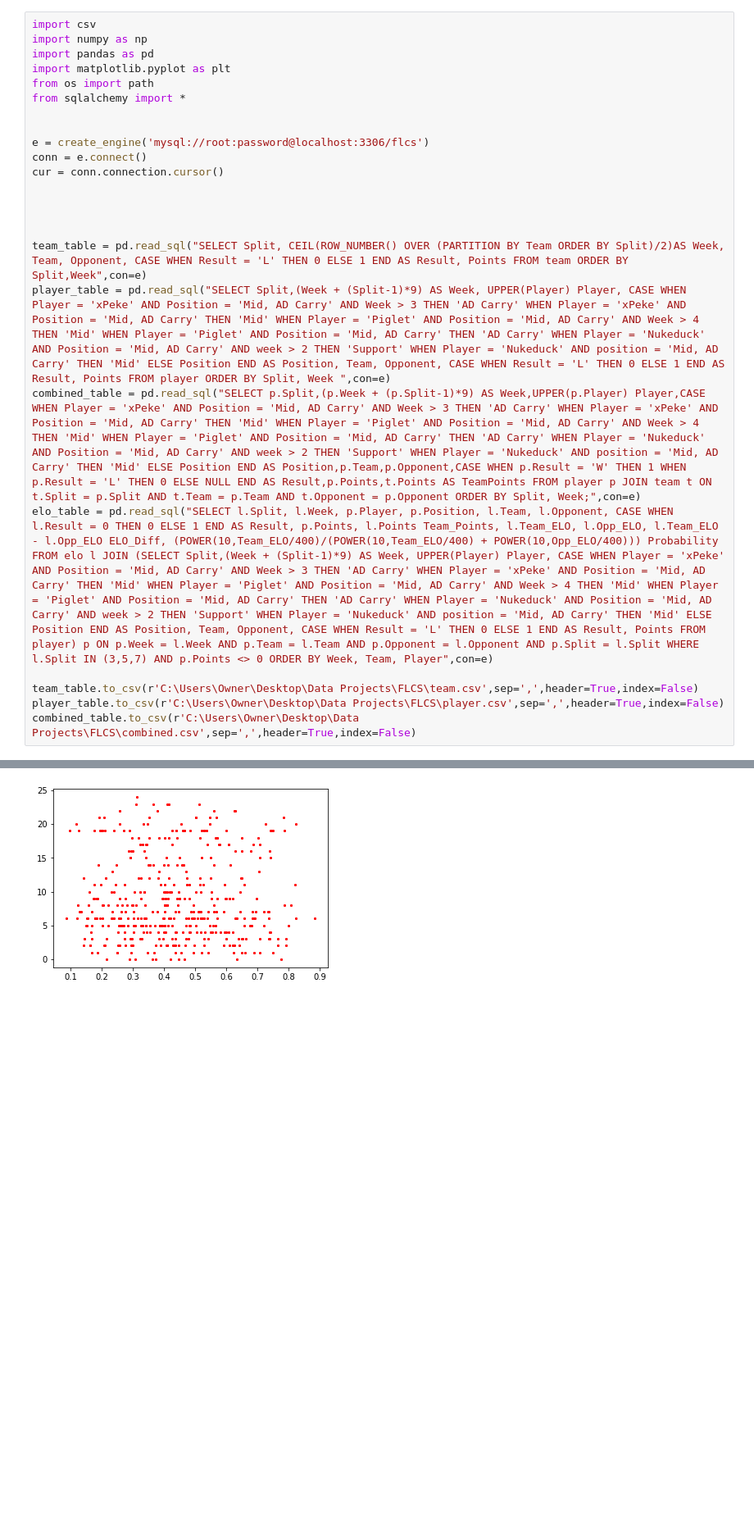
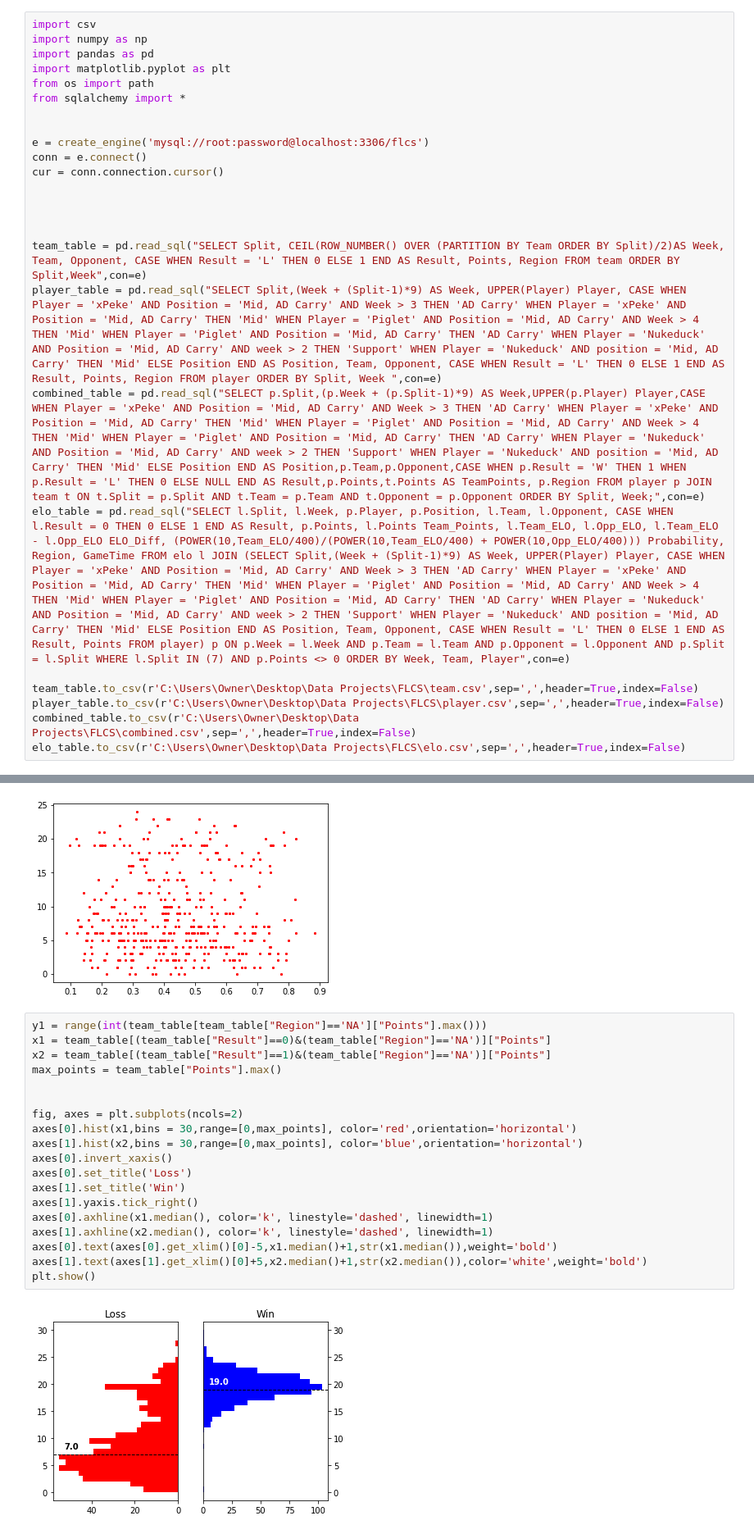
Before and after one commit to alexikerd/FLCS, a Jupyter notebook: FLCS_VIS.ipynb, the cells around one changed output, grey strips where cells are left out. Shown: that part at 82% size. Saved outputs shown, nothing was run; the diff lists cells and outputs as text; blank space fills up the shorter version.

```diff
--- a/FLCS_VIS.ipynb
+++ b/FLCS_VIS.ipynb
@@ -14,11 +14,12 @@ cur = conn.connection.cursor()
 
 
 
-team_table = pd.read_sql("SELECT Split, CEIL(ROW_NUMBER() OVER (PARTITION BY Team ORDER BY Split)/2)AS Week, Team, Opponent, CASE WHEN Result = 'L' THEN 0 ELSE 1 END AS Result, Points FROM team ORDER BY Split,Week",con=e)
-player_table = pd.read_sql("SELECT Split,(Week + (Split-1)*9) AS Week, UPPER(Player) Player, CASE WHEN Player = 'xPeke' AND Position = 'Mid, AD Carry' AND Week > 3 THEN 'AD Carry' WHEN Player = 'xPeke' AND Position = 'Mid, AD Carry' THEN 'Mid' WHEN Player = 'Piglet' AND Position = 'Mid, AD Carry' AND Week > 4 THEN 'Mid' WHEN Player = 'Piglet' AND Position = 'Mid, AD Carry' THEN 'AD Carry' WHEN Player = 'Nukeduck' AND Position = 'Mid, AD Carry' AND week > 2 THEN 'Support' WHEN Player = 'Nukeduck' AND position = 'Mid, AD Carry' THEN 'Mid' ELSE Position END AS Position, Team, Opponent, CASE WHEN Result = 'L' THEN 0 ELSE 1 END AS Result, Points FROM player ORDER BY Split, Week ",con=e)
-combined_table = pd.read_sql("SELECT p.Split,(p.Week + (p.Split-1)*9) AS Week,UPPER(p.Player) Player,CASE WHEN Player = 'xPeke' AND Position = 'Mid, AD Carry' AND Week > 3 THEN 'AD Carry' WHEN Player = 'xPeke' AND Position = 'Mid, AD Carry' THEN 'Mid' WHEN Player = 'Piglet' AND Position = 'Mid, AD Carry' AND Week > 4 THEN 'Mid' WHEN Player = 'Piglet' AND Position = 'Mid, AD Carry' THEN 'AD Carry' WHEN Player = 'Nukeduck' AND Position = 'Mid, AD Carry' AND week > 2 THEN 'Support' WHEN Player = 'Nukeduck' AND position = 'Mid, AD Carry' THEN 'Mid' ELSE Position END AS Position,p.Team,p.Opponent,CASE WHEN p.Result = 'W' THEN 1 WHEN p.Result = 'L' THEN 0 ELSE NULL END AS Result,p.Points,t.Points AS TeamPoints FROM player p JOIN team t ON t.Split = p.Split AND t.Team = p.Team AND t.Opponent = p.Opponent ORDER BY Split, Week;",con=e)
-elo_table = pd.read_sql("SELECT l.Split, l.Week, p.Player, p.Position, l.Team, l.Opponent, CASE WHEN l.Result = 0 THEN 0 ELSE 1 END AS Result, p.Points, l.Points Team_Points, l.Team_ELO, l.Opp_ELO, l.Team_ELO - l.Opp_ELO ELO_Diff, (POWER(10,Team_ELO/400)/(POWER(10,Team_ELO/400) + POWER(10,Opp_ELO/400))) Probability FROM elo l JOIN (SELECT Split,(Week + (Split-1)*9) AS Week, UPPER(Player) Player, CASE WHEN Player = 'xPeke' AND Position = 'Mid, AD Carry' AND Week > 3 THEN 'AD Carry' WHEN Player = 'xPeke' AND Position = 'Mid, AD Carry' THEN 'Mid' WHEN Player = 'Piglet' AND Position = 'Mid, AD Carry' AND Week > 4 THEN 'Mid' WHEN Player = 'Piglet' AND Position = 'Mid, AD Carry' THEN 'AD Carry' WHEN Player = 'Nukeduck' AND Position = 'Mid, AD Carry' AND week > 2 THEN 'Support' WHEN Player = 'Nukeduck' AND position = 'Mid, AD Carry' THEN 'Mid' ELSE Position END AS Position, Team, Opponent, CASE WHEN Result = 'L' THEN 0 ELSE 1 END AS Result, Points FROM player) p ON p.Week = l.Week AND p.Team = l.Team AND p.Opponent = l.Opponent AND p.Split = l.Split WHERE l.Split IN (3,5,7) AND p.Points <> 0 ORDER BY Week, Team, Player",con=e)
+team_table = pd.read_sql("SELECT Split, CEIL(ROW_NUMBER() OVER (PARTITION BY Team ORDER BY Split)/2)AS Week, Team, Opponent, CASE WHEN Result = 'L' THEN 0 ELSE 1 END AS Result, Points, Region FROM team ORDER BY Split,Week",con=e)
+player_table = pd.read_sql("SELECT Split,(Week + (Split-1)*9) AS Week, UPPER(Player) Player, CASE WHEN Player = 'xPeke' AND Position = 'Mid, AD Carry' AND Week > 3 THEN 'AD Carry' WHEN Player = 'xPeke' AND Position = 'Mid, AD Carry' THEN 'Mid' WHEN Player = 'Piglet' AND Position = 'Mid, AD Carry' AND Week > 4 THEN 'Mid' WHEN Player = 'Piglet' AND Position = 'Mid, AD Carry' THEN 'AD Carry' WHEN Player = 'Nukeduck' AND Position = 'Mid, AD Carry' AND week > 2 THEN 'Support' WHEN Player = 'Nukeduck' AND position = 'Mid, AD Carry' THEN 'Mid' ELSE Position END AS Position, Team, Opponent, CASE WHEN Result = 'L' THEN 0 ELSE 1 END AS Result, Points, Region FROM player ORDER BY Split, Week ",con=e)
+combined_table = pd.read_sql("SELECT p.Split,(p.Week + (p.Split-1)*9) AS Week,UPPER(p.Player) Player,CASE WHEN Player = 'xPeke' AND Position = 'Mid, AD Carry' AND Week > 3 THEN 'AD Carry' WHEN Player = 'xPeke' AND Position = 'Mid, AD Carry' THEN 'Mid' WHEN Player = 'Piglet' AND Position = 'Mid, AD Carry' AND Week > 4 THEN 'Mid' WHEN Player = 'Piglet' AND Position = 'Mid, AD Carry' THEN 'AD Carry' WHEN Player = 'Nukeduck' AND Position = 'Mid, AD Carry' AND week > 2 THEN 'Support' WHEN Player = 'Nukeduck' AND position = 'Mid, AD Carry' THEN 'Mid' ELSE Position END AS Position,p.Team,p.Opponent,CASE WHEN p.Result = 'W' THEN 1 WHEN p.Result = 'L' THEN 0 ELSE NULL END AS Result,p.Points,t.Points AS TeamPoints, p.Region FROM player p JOIN team t ON t.Split = p.Split AND t.Team = p.Team AND t.Opponent = p.Opponent ORDER BY Split, Week;",con=e)
+elo_table = pd.read_sql("SELECT l.Split, l.Week, p.Player, p.Position, l.Team, l.Opponent, CASE WHEN l.Result = 0 THEN 0 ELSE 1 END AS Result, p.Points, l.Points Team_Points, l.Team_ELO, l.Opp_ELO, l.Team_ELO - l.Opp_ELO ELO_Diff, (POWER(10,Team_ELO/400)/(POWER(10,Team_ELO/400) + POWER(10,Opp_ELO/400))) Probability, Region, GameTime FROM elo l JOIN (SELECT Split,(Week + (Split-1)*9) AS Week, UPPER(Player) Player, CASE WHEN Player = 'xPeke' AND Position = 'Mid, AD Carry' AND Week > 3 THEN 'AD Carry' WHEN Player = 'xPeke' AND Position = 'Mid, AD Carry' THEN 'Mid' WHEN Player = 'Piglet' AND Position = 'Mid, AD Carry' AND Week > 4 THEN 'Mid' WHEN Player = 'Piglet' AND Position = 'Mid, AD Carry' THEN 'AD Carry' WHEN Player = 'Nukeduck' AND Position = 'Mid, AD Carry' AND week > 2 THEN 'Support' WHEN Player = 'Nukeduck' AND position = 'Mid, AD Carry' THEN 'Mid' ELSE Position END AS Position, Team, Opponent, CASE WHEN Result = 'L' THEN 0 ELSE 1 END AS Result, Points FROM player) p ON p.Week = l.Week AND p.Team = l.Team AND p.Opponent = l.Opponent AND p.Split = l.Split WHERE l.Split IN (7) AND p.Points <> 0 ORDER BY Week, Team, Player",con=e)
 
 team_table.to_csv(r'C:\Users\Owner\Desktop\Data Projects\FLCS\team.csv',sep=',',header=True,index=False)
 player_table.to_csv(r'C:\Users\Owner\Desktop\Data Projects\FLCS\player.csv',sep=',',header=True,index=False)
 combined_table.to_csv(r'C:\Users\Owner\Desktop\Data Projects\FLCS\combined.csv',sep=',',header=True,index=False)
+elo_table.to_csv(r'C:\Users\Owner\Desktop\Data Projects\FLCS\elo.csv',sep=',',header=True,index=False)
@@ -414,3 +424,24 @@ plt.scatter(x2,y2,c='red',s=2)
 # %% [output]
 <matplotlib.collections.PathCollection at 0x...>
 [figure]
+# %%
+y1 = range(int(team_table[team_table["Region"]=='NA']["Points"].max()))
+x1 = team_table[(team_table["Result"]==0)&(team_table["Region"]=='NA')]["Points"]
+x2 = team_table[(team_table["Result"]==1)&(team_table["Region"]=='NA')]["Points"]
+max_points = team_table["Points"].max()
+
+
+fig, axes = plt.subplots(ncols=2)
+axes[0].hist(x1,bins = 30,range=[0,max_points], color='red',orientation='horizontal')
+axes[1].hist(x2,bins = 30,range=[0,max_points], color='blue',orientation='horizontal')
+axes[0].invert_xaxis()
+axes[0].set_title('Loss')
+axes[1].set_title('Win')
+axes[1].yaxis.tick_right()
+axes[0].axhline(x1.median(), color='k', linestyle='dashed', linewidth=1)
+axes[1].axhline(x2.median(), color='k', linestyle='dashed', linewidth=1)
+axes[0].text(axes[0].get_xlim()[0]-5,x1.median()+1,str(x1.median()),weight='bold')
+axes[1].text(axes[1].get_xlim()[0]+5,x2.median()+1,str(x2.median()),color='white',weight='bold')
+plt.show()
+# %% [output]
+[figure, added]
```
Also changed, not shown: parts of 12 cells of this notebook, 4 other files.
